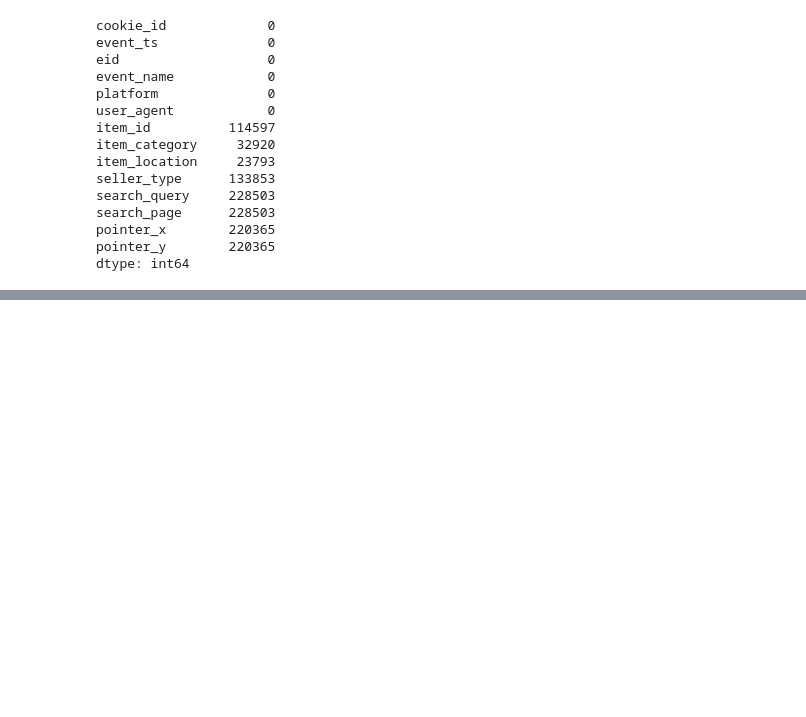
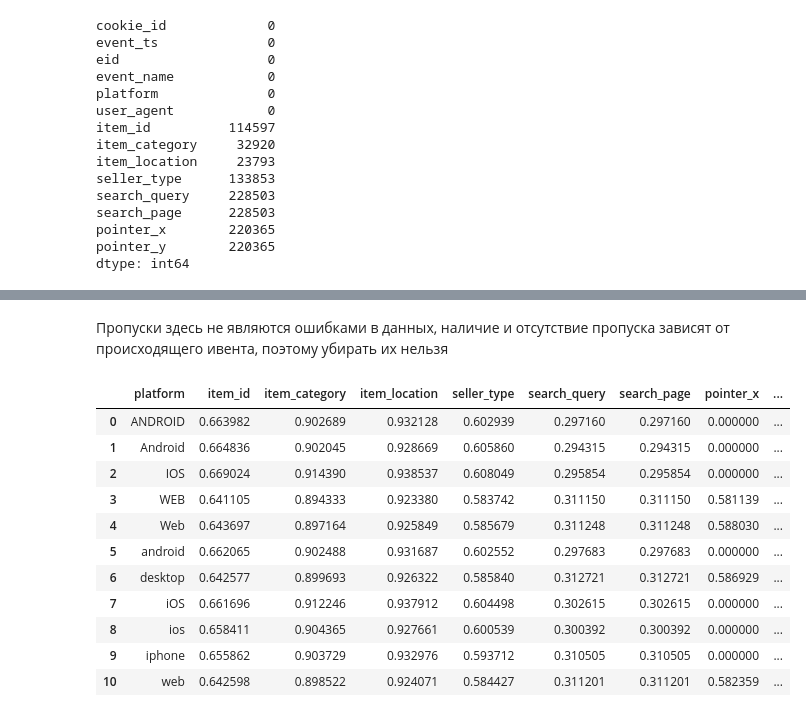
Before and after one commit to Nochami4/avito-bot-detection, a Jupyter notebook: solution.ipynb, the cells around one changed output, grey strips where cells are left out. Cells and saved outputs as stored; diff of their text form; code cells hidden in the pictures; blank space fills up the shorter version.

```diff
--- a/solution.ipynb
+++ b/solution.ipynb
@@ -95,0 +113,19 @@ dtype: int64
+# %%
+nullable_columns = [
+    "item_id",
+    "item_category",
+    "item_location",
+    "seller_type",
+    "search_query",
+    "search_page",
+    "pointer_x",
+    "pointer_y",
+]
+
+event_stat = (
+    events.groupby("event_name")[nullable_columns]
+    .agg(lambda x: x.notna().mean())
+    .reset_index()
+)
+
+event_stat
@@ -95,0 +144,23 @@ dtype: int64
+# %% [markdown]
+Пропуски здесь не являются ошибками в данных, наличие и отсутствие пропуска зависят от происходящего ивента, поэтому убирать их нельзя
+# %%
+group_stat = (
+    events.groupby("platform")[nullable_columns]
+    .agg(lambda x: x.notna().mean())
+    .reset_index()
+)
+
+group_stat
+# %% [output]
+|  | platform | item_id | item_category | item_location | seller_type | search_query | search_page | pointer_x | ... |
+| 0 | ANDROID | 0.663982 | 0.902689 | 0.932128 | 0.602939 | 0.297160 | 0.297160 | 0.000000 | ... |
+| 1 | Android | 0.664836 | 0.902045 | 0.928669 | 0.605860 | 0.294315 | 0.294315 | 0.000000 | ... |
+| 2 | IOS | 0.669024 | 0.914390 | 0.938537 | 0.608049 | 0.295854 | 0.295854 | 0.000000 | ... |
+| 3 | WEB | 0.641105 | 0.894333 | 0.923380 | 0.583742 | 0.311150 | 0.311150 | 0.581139 | ... |
+| 4 | Web | 0.643697 | 0.897164 | 0.925849 | 0.585679 | 0.311248 | 0.311248 | 0.588030 | ... |
+| 5 | android | 0.662065 | 0.902488 | 0.931687 | 0.602552 | 0.297683 | 0.297683 | 0.000000 | ... |
+| 6 | desktop | 0.642577 | 0.899693 | 0.926322 | 0.585840 | 0.312721 | 0.312721 | 0.586929 | ... |
+| 7 | iOS | 0.661696 | 0.912246 | 0.937912 | 0.604498 | 0.302615 | 0.302615 | 0.000000 | ... |
+| 8 | ios | 0.658411 | 0.904365 | 0.927661 | 0.600539 | 0.300392 | 0.300392 | 0.000000 | ... |
+| 9 | iphone | 0.655862 | 0.903729 | 0.932976 | 0.593712 | 0.310505 | 0.310505 | 0.000000 | ... |
+| 10 | web | 0.642598 | 0.898522 | 0.924071 | 0.584427 | 0.311201 | 0.311201 | 0.582359 | ... |
```
Also changed, not shown: parts of 6 cells of this notebook.
